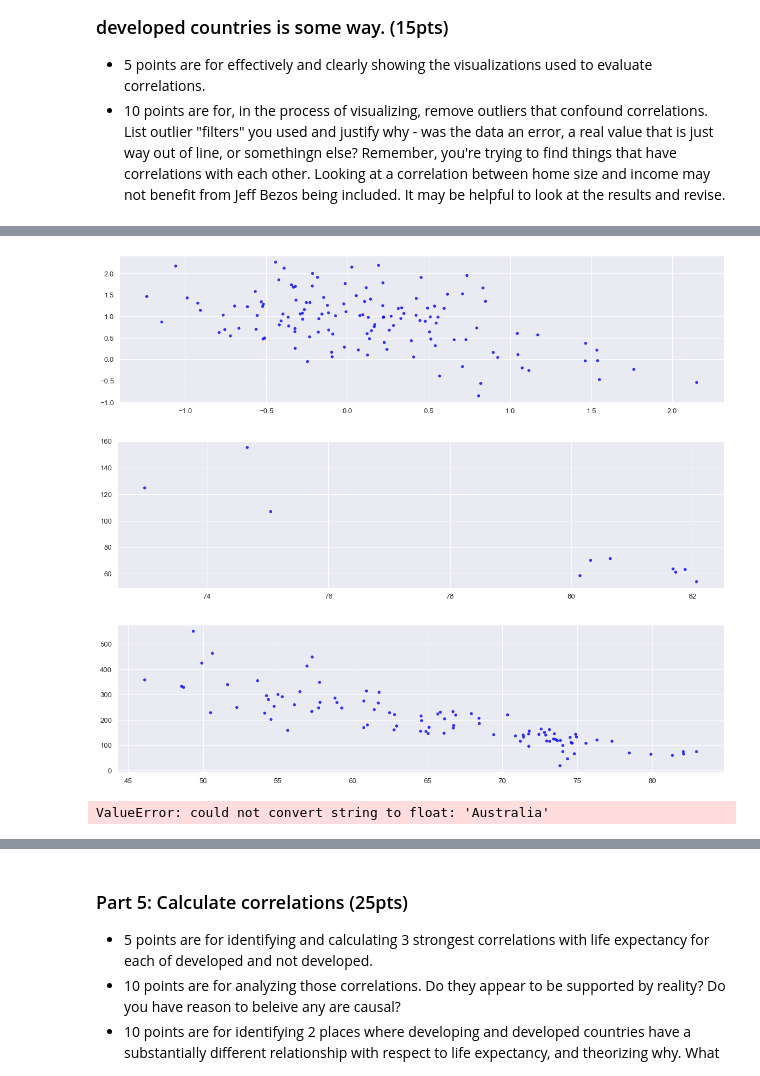
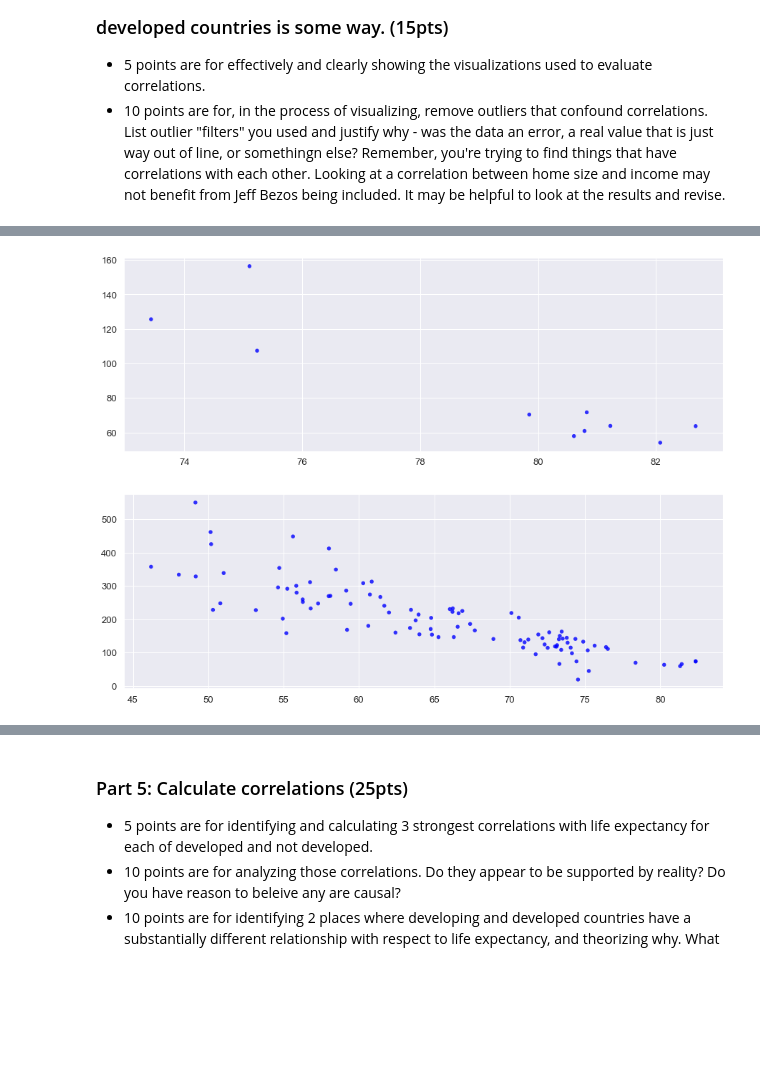
Before and after one commit to SidhST12/BSIP_Assignment_2_Students, a Jupyter notebook: stats_asn_2_start.ipynb, the cells around one changed output, grey strips where cells are left out. Saved outputs shown, nothing was run; the diff lists cells and outputs as text; code cells hidden in the pictures; blank space fills up the shorter version.

```diff
--- a/stats_asn_2_start.ipynb
+++ b/stats_asn_2_start.ipynb
@@ -591,3 +590,5 @@ df_devp
 # %%
-df_dev=df_dev[["Country","AdultMortality","GDP","infantdeaths","Schooling","Lifeexpectancy","under-fivedeaths","Population","GDP_per_Capita"]]
-df_ndev=df_ndev[["Country","AdultMortality","GDP","infantdeaths","Schooling","Lifeexpectancy","under-fivedeaths","Population","GDP_per_Capita"]]
+#further filtering the data for the correlation:only including values that have high correlations:
+
+df_devf=df_dev[["Country","AdultMortality","GDP","infantdeaths","Schooling","Lifeexpectancy","under-fivedeaths","Population","GDP_per_Capita"]]
+df_ndevf=df_ndev[["Country","AdultMortality","GDP","infantdeaths","Schooling","Lifeexpectancy","under-fivedeaths","Population","GDP_per_Capita"]]
@@ -653,5 +603,0 @@ df_ndev
-# %%
-thinkplot.Scatter(thinkstats2.Jitter(dfLE["isDeveloped"]==1),thinkstats2.Jitter(dfLE["isDeveloped"]==0),alpha=.8)
-#thinkplot.Scatter(thinkstats2.Jitter(dfLE["isDeveloped"]==0.0))
-# %% [output]
-[figure, removed]
@@ -662,22 +604,20 @@ thinkplot.Scatter(thinkstats2.Jitter(dfLE["isDeveloped"]==1),thinkstats2.Jitter(
 # %%
 #CORRELATION BETWEEN LIFEEXPECTANCY AND ADULMORTALITY ARE LOW CORELATED IN DEVELEOPED COUNTIRES
 
-thinkplot.Scatter(thinkstats2.Jitter(df_dev["Lifeexpectancy"]),thinkstats2.Jitter(df_dev["AdultMortality"]),alpha=.8)
+thinkplot.Scatter(thinkstats2.Jitter(df_devf["Lifeexpectancy"]),thinkstats2.Jitter(df_devf["AdultMortality"]),alpha=.8)
 # %% [output]
-[figure, old version]
+[figure, new version]
 # %%
 #CORRELATION BETWEEN LIFEEXPECTANCY AND ADULMORTALITY HAVE  HIGH NEGATIVE CORELATED IN NOT DEVELEOPED COUNTIRES
 
 thinkplot.Scatter(thinkstats2.Jitter(df_ndev["Lifeexpectancy"]),thinkstats2.Jitter(df_ndev["AdultMortality"]),alpha=.8)
 # %% [output]
-[figure, old version]
+[figure, new version]
 # %%
 #Show Correlations in heatmap
-mask = np.triu(np.ones_like(df_dev, dtype=bool))
-sns.heatmap(df_dev, center=0, linewidths=.5, annot=True, cmap="YlGnBu", yticklabels=True, mask=mask)
-plt.show()
+#mask = np.triu(np.ones_like(df_dev, dtype=bool))
+#sns.heatmap(df_dev, center=0, linewidths=.5, annot=True, cmap="YlGnBu", yticklabels=True, mask=mask)
+#plt.show()
-# %% [output]
-ValueError: could not convert string to float: 'Australia'
 # %%
 # GDP_per_capita is directly related to high infant deaths as it is clearly visible from the above
 # filetering the data for infant death 1 or more than 1 for developed countries where per capita income is more than 200
```
Also changed, not shown: parts of 50 cells of this notebook.
